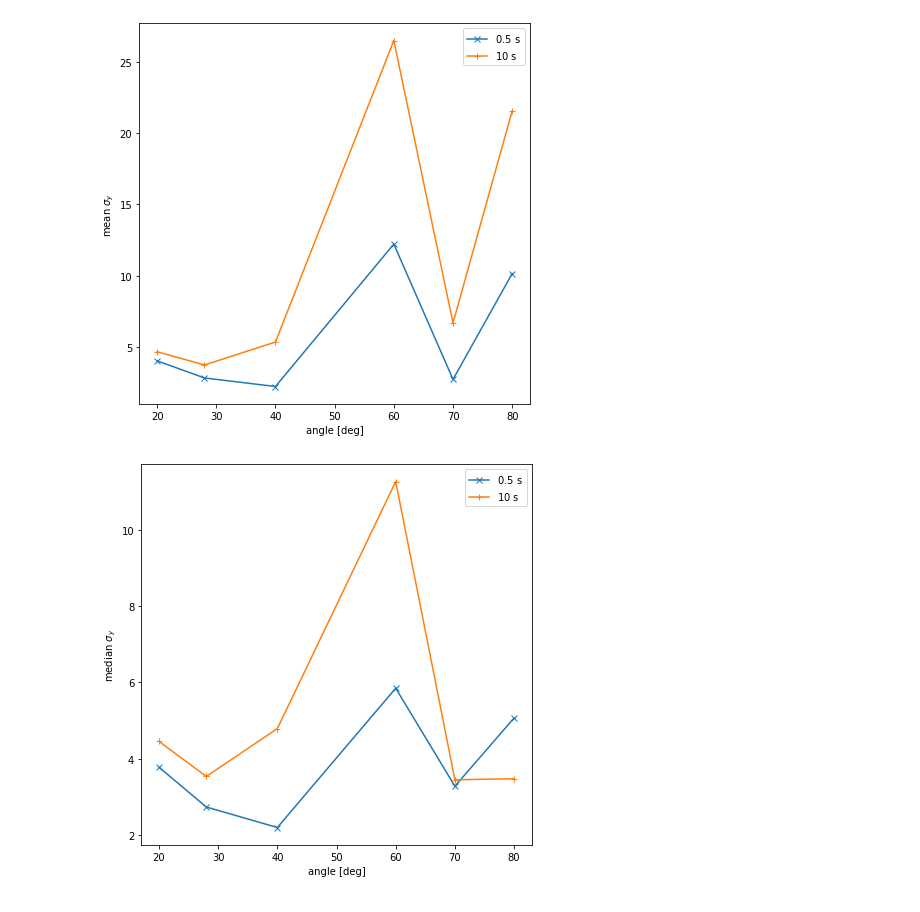
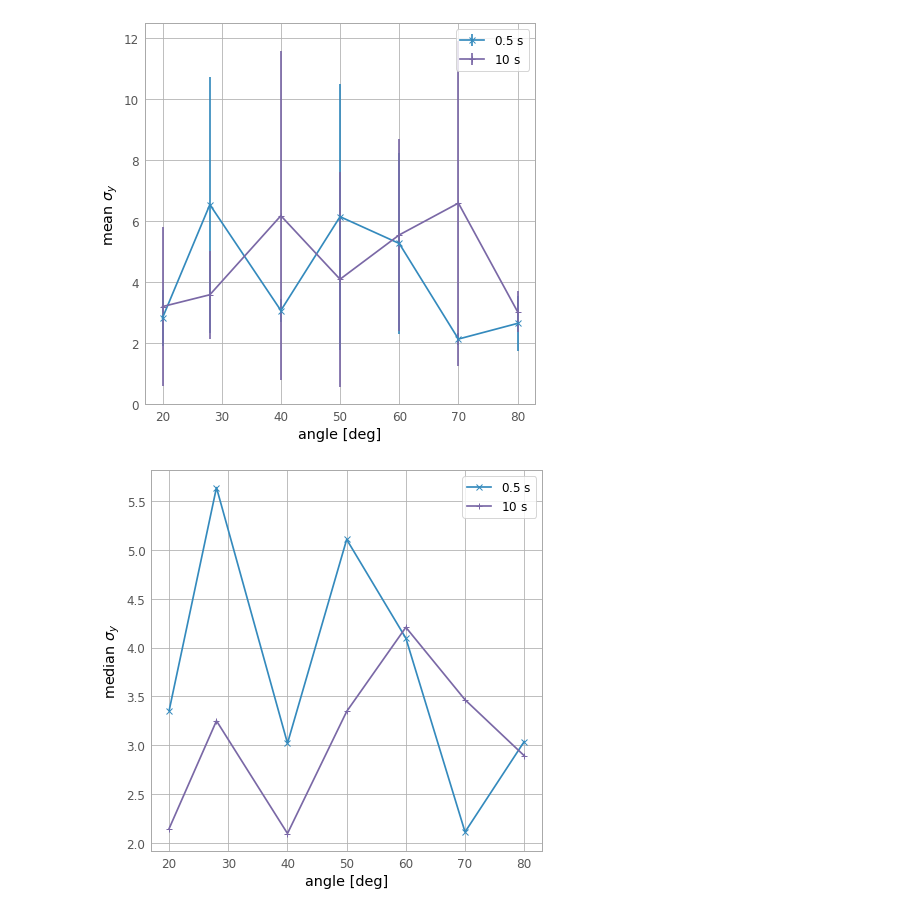
Before and after one commit to SSAEPFL/PSF, a Jupyter notebook: average-PSF-angle.ipynb, the cells around one changed output. Drawn from its saved outputs; the diff is of its cells as text; code cells hidden in the pictures.

```diff
--- a/average-PSF-angle.ipynb
+++ b/average-PSF-angle.ipynb
@@ -5,18 +15,10 @@ angles_10 = [20, 28, 40, 60, 70, 80]
 # %%
-# run the image analysis code for all folders
-import os
-from fonctions import *
-
-master_dir = "../images/" # path to folder containing folders
-folder_names = [] # list of path to folders
-for f in os.listdir(master_dir):
-    if os.path.isdir(master_dir + f):
-        folder_names.append(os.path.join(master_dir, f))
 
 for folder in tqdm(folder_names):
-    sigma_x, sigma_y, theta = folderPSF(folder, path_flats=(master_dir+'/flats'))
+    sigma_x, sigma_y, theta = folderPSF(
+        master_dir + folder, path_flats=(master_dir+'/flats'))
     # save the raw data to avoid running the code againg
-    loc = 'data/' # folder to save the npy files
+    loc = 'data/'  # folder to save the npy files
     with open(loc + folder + "_sigma_x.npy", "wb") as file:
         np.save(file, np.asarray(sigma_x))
     with open(loc + folder + "_sigma_y.npy", "wb") as file:
@@ -121,14 +111,14 @@ med_05 = []
 std_05 = []
 plt.figure(figsize=(10, 7))
 plt.title(r'$\sigma_y$ for $0.5$ s')
-for angle in angles_05:
-    filename = 'data/' + str(angle) + 'deg0.5s_sigma_y.npy'
+for f in tqdm([f for f in folder_names if '0.5s' in f], desc='fodlers'):
+    filename = '../data/' + f + '_sigma_y.npy'
     sigma_y = np.array(np.load(filename, allow_pickle=True))
-    sigma_y = [x for x in sigma_y if x > 1 and x < 100]
+    sigma_y = [x for x in sigma_y if x > 0 and x < 20]
     mean_05.append(np.mean(sigma_y))
     med_05.append(np.median(sigma_y))
     std_05.append(np.std(sigma_y))
-    plt.hist(sigma_y, bins=20, alpha=0.5)
+    plt.hist(sigma_y, bins=10, alpha=0.5)
 
 plt.xlabel(r'$\sigma_y$')
 plt.ylabel('Counts')
@@ -142,14 +132,14 @@ med_10 = []
 std_10 = []
 plt.figure(figsize=(10, 7))
 plt.title(r'$\sigma_y$ for $10$ s')
-for angle in angles_10:
-    filename = 'data/' + str(angle) + 'deg10s_sigma_y.npy'
+for f in tqdm([f for f in folder_names if '10s' in f], desc='fodlers'):
+    filename = '../data/' + f + '_sigma_y.npy'
     sigma_y = np.array(np.load(filename, allow_pickle=True))
-    sigma_y = [x for x in sigma_y if x > 1 and x < 100]
+    sigma_y = [x for x in sigma_y if x > 0 and x < 20]
     mean_10.append(np.mean(sigma_y))
     med_10.append(np.median(sigma_y))
     std_10.append(np.std(sigma_y))
-    plt.hist(sigma_y, bins=20, alpha=0.5)
+    plt.hist(sigma_y, bins=10, alpha=0.5)
 
 plt.xlabel(r'$\sigma_y$')
 plt.ylabel('Counts')
@@ -162,28 +152,20 @@ plt.show()
 # %%
-# the mean, median and std deviation for sigma_x for all angles
+# the mean, median deviation for sigma_x for all angles
 plt.figure(figsize=(7, 7))
-plt.plot(angles_05, mean_05, '-x', label=r'$0.5$ s')
-plt.plot(angles_10, mean_10, '-+', label=r'$10$ s')
+plt.errorbar(angles_05, mean_05, fmt='-x', label=r'$0.5$ s', yerr=std_05)
+plt.errorbar(angles_10, mean_10, fmt='-+', label=r'$10$ s', yerr=std_10)
 plt.xlabel('angle [deg]')
 plt.ylabel(r'mean $\sigma_y$')
 plt.legend()
 plt.show()
 
 plt.figure(figsize=(7, 7))
 plt.plot(angles_05, med_05, '-x', label=r'$0.5$ s')
 plt.plot(angles_10, med_10, '-+', label=r'$10$ s')
 plt.xlabel('angle [deg]')
 plt.ylabel(r'median $\sigma_y$')
 plt.legend()
 plt.show()
-
-plt.figure(figsize=(7, 7))
-plt.plot(angles_05, std_05, '-x', label=r'$0.5$ s')
-plt.plot(angles_10, std_10, '-+', label=r'$10$ s')
-plt.xlabel('angle [deg]')
-plt.ylabel(r'std $\sigma_y$')
-plt.legend()
-plt.show()
 # %% [output]
-[figure, old version]
+[figure, new version]
-[figure, old version]
+[figure, new version]
```
Also changed, not shown: parts of 11 cells of this notebook, 1 other file.
